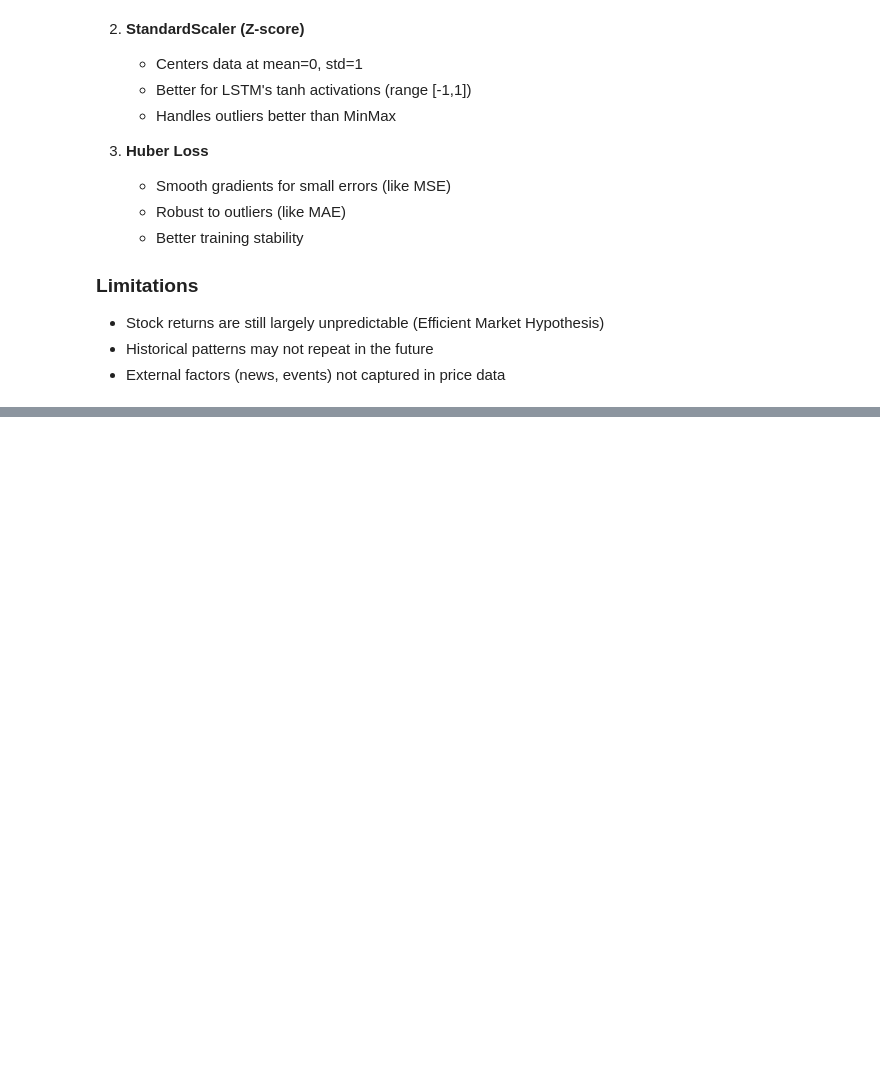
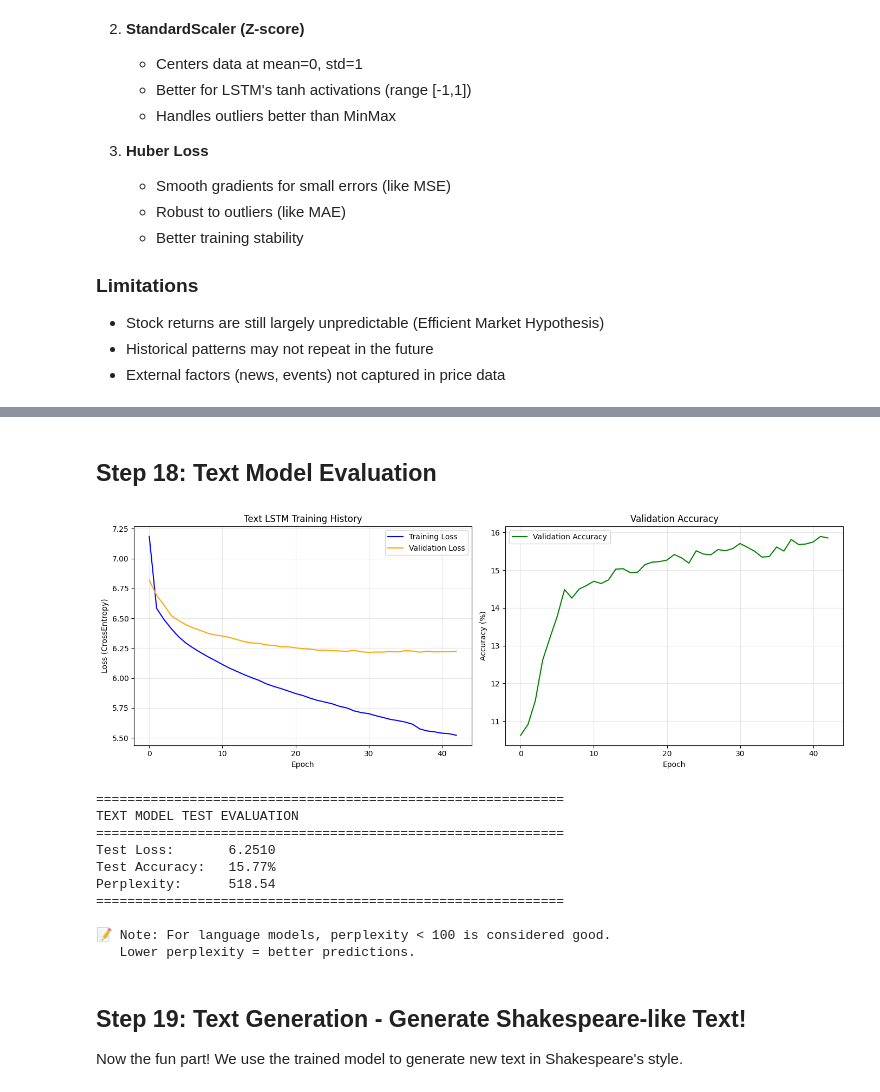
Before and after one commit to Ahmed275-Wael/LSTM_Google_Stock, a Jupyter notebook: lstm-google-stock-prediction.ipynb, the cells around one changed output, grey strips where cells are left out. Saved outputs shown, nothing was run; the diff lists cells and outputs as text; code cells hidden in the pictures; blank space fills up the shorter version.

Commit message:
Kaggle Notebook | LSTM_Google_Stock_Prediction | Added a next Word Prediction Application

```diff
--- a/lstm-google-stock-prediction.ipynb
+++ b/lstm-google-stock-prediction.ipynb
@@ -903,0 +1637,77 @@ Std Residual:  $7.82
+# %% [markdown]
+## Step 18: Text Model Evaluation
+# %%
+# ============================================================
+# STEP 18: TEXT MODEL EVALUATION
+# ============================================================
+
+# Plot training curves
+fig, axes = plt.subplots(1, 2, figsize=(14, 5))
+
+# Loss curve
+axes[0].plot(text_train_losses, label='Training Loss', color='blue')
+axes[0].plot(text_val_losses, label='Validation Loss', color='orange')
+axes[0].set_title('Text LSTM Training History')
+axes[0].set_xlabel('Epoch')
+axes[0].set_ylabel('Loss (CrossEntropy)')
+axes[0].legend()
+axes[0].grid(True, alpha=0.3)
+
+# Accuracy curve
+axes[1].plot(text_val_accs, label='Validation Accuracy', color='green')
+axes[1].set_title('Validation Accuracy')
+axes[1].set_xlabel('Epoch')
+axes[1].set_ylabel('Accuracy (%)')
+axes[1].legend()
+axes[1].grid(True, alpha=0.3)
+
+plt.tight_layout()
+plt.show()
+
+# Evaluate on test set
+text_model.eval()
+test_loss = 0.0
+correct = 0
+total = 0
+
+with torch.no_grad():
+    for X_batch, y_batch in text_test_loader:
+        outputs = text_model(X_batch)
+        loss = text_criterion(outputs, y_batch)
+        test_loss += loss.item()
+
+        _, predicted = torch.max(outputs, 1)
+        total += y_batch.size(0)
+        correct += (predicted == y_batch).sum().item()
+
+test_loss /= len(text_test_loader)
+test_accuracy = 100 * correct / total
+
+# Calculate perplexity (common metric for language models)
+perplexity = np.exp(test_loss)
+
+print("=" * 60)
+print("TEXT MODEL TEST EVALUATION")
+print("=" * 60)
+print(f"Test Loss:       {test_loss:.4f}")
+print(f"Test Accuracy:   {test_accuracy:.2f}%")
+print(f"Perplexity:      {perplexity:.2f}")
+print("=" * 60)
+print(f"\n📝 Note: For language models, perplexity < 100 is considered good.")
+print(f"   Lower perplexity = better predictions.")
+# %% [output]
+[figure, added]
+============================================================
+TEXT MODEL TEST EVALUATION
+============================================================
+Test Loss:       6.2510
+Test Accuracy:   15.77%
+Perplexity:      518.54
+============================================================
+
+📝 Note: For language models, perplexity < 100 is considered good.
+   Lower perplexity = better predictions.
+# %% [markdown]
+## Step 19: Text Generation - Generate Shakespeare-like Text!
+
+Now the fun part! We use the trained model to generate new text in Shakespeare's style.
```
Also changed, not shown: parts of 17 cells of this notebook.
